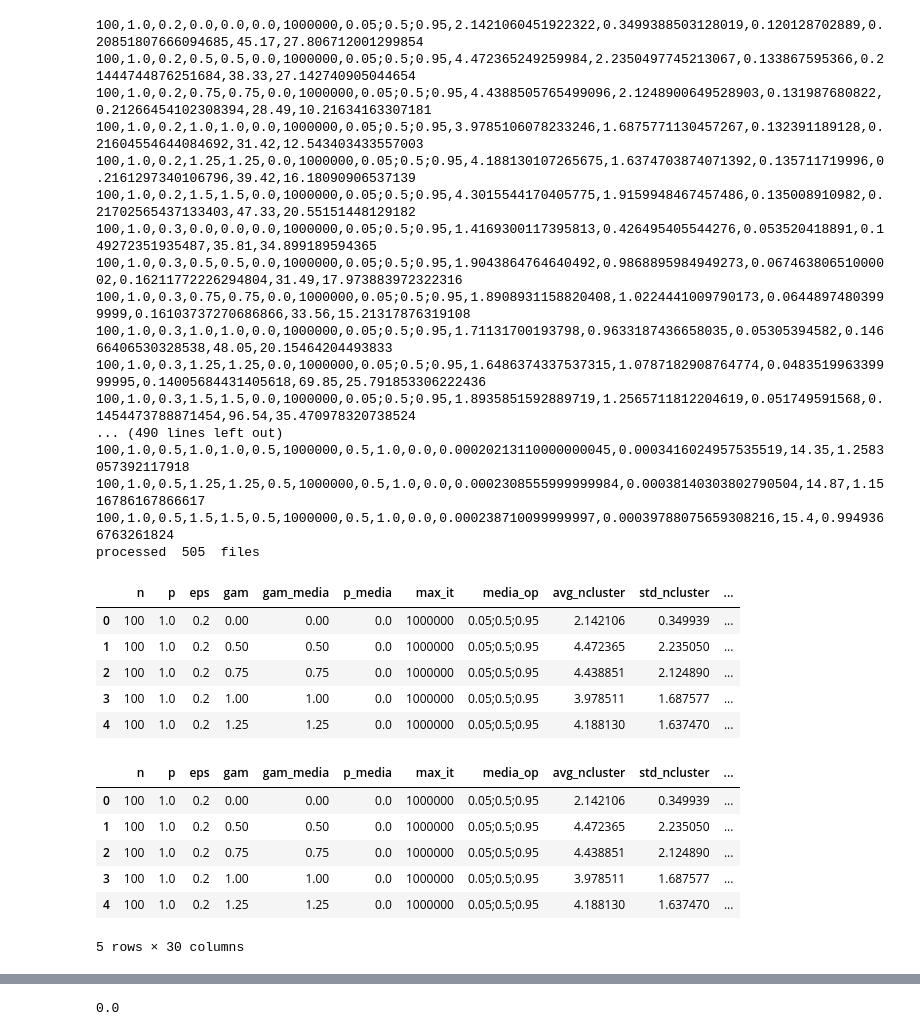
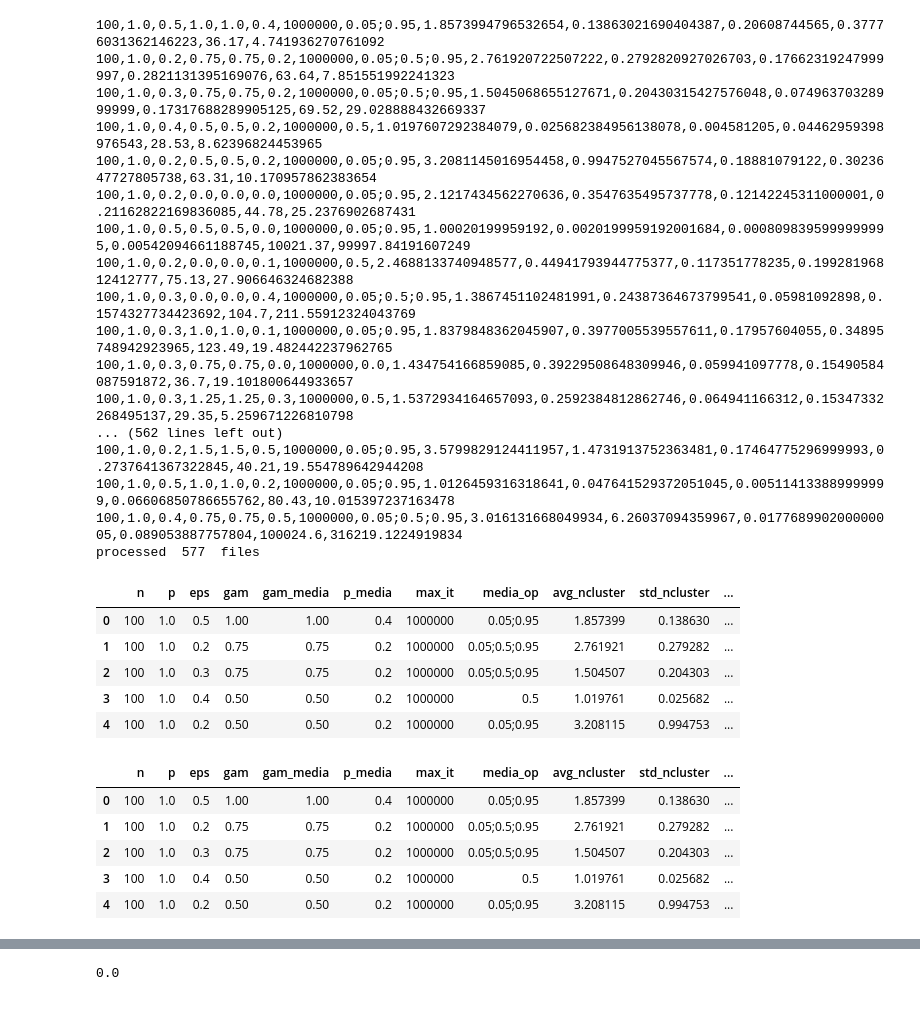
Before and after one commit to GiulioRossetti/AlgorithmicBias, a Jupyter notebook: adjustResults.ipynb, the cells around one changed output, grey strips where cells are left out. Cells and saved outputs as stored; diff of their text form; code cells hidden in the pictures.

```diff
--- a/adjustResults.ipynb
+++ b/adjustResults.ipynb
@@ -8,7 +8,7 @@ import csv
 import os.path
 import tqdm
 # %%
-finalfile = "media results final.csv"
+finalfile = "media results final final.csv"
 # %%
 #create one aggregate file
 import os
@@ -19,7 +19,7 @@ aggrfile.close()
 aggrfile = open("aggregate/{}".format(finalfile), "a+")
 i = 0
 for filename in os.listdir("aggregate/"):
-    if filename.startswith('averages media media'):
+    if filename.startswith('averages media'):
         infile = open("aggregate/{}".format(filename), "r")
         lines = infile.readlines()
         for line in lines:
@@ -35,36 +35,36 @@ for filename in os.listdir("aggregate/"):
 aggrfile.close()
 print("processed ", i, " files")
 # %% [output]
-100,1.0,0.2,0.0,0.0,0.0,1000000,0.05;0.5;0.95,2.1421060451922322,0.3499388503128019,0.120128702889,0.20851807666094685,45.17,27.806712001299854
-100,1.0,0.2,0.5,0.5,0.0,1000000,0.05;0.5;0.95,4.472365249259984,2.2350497745213067,0.133867595366,0.21444744876251684,38.33,27.142740905044654
-100,1.0,0.2,0.75,0.75,0.0,1000000,0.05;0.5;0.95,4.4388505765499096,2.1248900649528903,0.131987680822,0.21266454102308394,28.49,10.21634163307181
-100,1.0,0.2,1.0,1.0,0.0,1000000,0.05;0.5;0.95,3.9785106078233246,1.6875771130457267,0.132391189128,0.21604554644084692,31.42,12.543403433557003
-100,1.0,0.2,1.25,1.25,0.0,1000000,0.05;0.5;0.95,4.188130107265675,1.6374703874071392,0.135711719996,0.2161297340106796,39.42,16.18090906537139
-100,1.0,0.2,1.5,1.5,0.0,1000000,0.05;0.5;0.95,4.3015544170405775,1.9159948467457486,0.135008910982,0.21702565437133403,47.33,20.55151448129182
-100,1.0,0.3,0.0,0.0,0.0,1000000,0.05;0.5;0.95,1.4169300117395813,0.426495405544276,0.053520418891,0.149272351935487,35.81,34.899189594365
-100,1.0,0.3,0.5,0.5,0.0,1000000,0.05;0.5;0.95,1.9043864764640492,0.9868895984949273,0.06746380651000002,0.16211772226294804,31.49,17.973883972322316
-100,1.0,0.3,0.75,0.75,0.0,1000000,0.05;0.5;0.95,1.8908931158820408,1.0224441009790173,0.06448974803999999,0.16103737270686866,33.56,15.21317876319108
-100,1.0,0.3,1.0,1.0,0.0,1000000,0.05;0.5;0.95,1.71131700193798,0.9633187436658035,0.05305394582,0.14666406530328538,48.05,20.15464204493833
-100,1.0,0.3,1.25,1.25,0.0,1000000,0.05;0.5;0.95,1.6486374337537315,1.0787182908764774,0.048351996339999995,0.14005684431405618,69.85,25.791853306222436
-100,1.0,0.3,1.5,1.5,0.0,1000000,0.05;0.5;0.95,1.8935851592889719,1.2565711812204619,0.051749591568,0.1454473788871454,96.54,35.470978320738524
-... (490 lines left out)
-100,1.0,0.5,1.0,1.0,0.5,1000000,0.5,1.0,0.0,0.00020213110000000045,0.0003416024957535519,14.35,1.2583057392117918
-100,1.0,0.5,1.25,1.25,0.5,1000000,0.5,1.0,0.0,0.0002308555999999984,0.00038140303802790504,14.87,1.1516786167866617
-100,1.0,0.5,1.5,1.5,0.5,1000000,0.5,1.0,0.0,0.000238710099999997,0.00039788075659308216,15.4,0.9949366763261824
-processed  505  files
+100,1.0,0.5,1.0,1.0,0.4,1000000,0.05;0.95,1.8573994796532654,0.13863021690404387,0.20608744565,0.37776031362146223,36.17,4.741936270761092
+100,1.0,0.2,0.75,0.75,0.2,1000000,0.05;0.5;0.95,2.761920722507222,0.2792820927026703,0.17662319247999997,0.2821131395169076,63.64,7.851551992241323
+100,1.0,0.3,0.75,0.75,0.2,1000000,0.05;0.5;0.95,1.5045068655127671,0.20430315427576048,0.07496370328999999,0.17317688289905125,69.52,29.028888432669337
+100,1.0,0.4,0.5,0.5,0.2,1000000,0.5,1.0197607292384079,0.025682384956138078,0.004581205,0.04462959398976543,28.53,8.62396824453965
+100,1.0,0.2,0.5,0.5,0.2,1000000,0.05;0.95,3.2081145016954458,0.9947527045567574,0.18881079122,0.3023647727805738,63.31,10.170957862383654
+100,1.0,0.2,0.0,0.0,0.0,1000000,0.05;0.95,2.1217434562270636,0.3547635495737778,0.12142245311000001,0.21162822169836085,44.78,25.2376902687431
+100,1.0,0.5,0.5,0.5,0.0,1000000,0.05;0.95,1.00020199959192,0.0020199959192001684,0.0008098395999999995,0.00542094661188745,10021.37,99997.84191607249
+100,1.0,0.2,0.0,0.0,0.1,1000000,0.5,2.4688133740948577,0.44941793944775377,0.117351778235,0.19928196812412777,75.13,27.906646324682388
+100,1.0,0.3,0.0,0.0,0.4,1000000,0.05;0.5;0.95,1.3867451102481991,0.24387364673799541,0.05981092898,0.1574327734423692,104.7,211.55912324043769
+100,1.0,0.3,1.0,1.0,0.1,1000000,0.05;0.95,1.8379848362045907,0.3977005539557611,0.17957604055,0.34895748942923965,123.49,19.482442237962765
+100,1.0,0.3,0.75,0.75,0.0,1000000,0.0,1.434754166859085,0.39229508648309946,0.059941097778,0.15490584087591872,36.7,19.101800644933657
+100,1.0,0.3,1.25,1.25,0.3,1000000,0.5,1.5372934164657093,0.2592384812862746,0.064941166312,0.15347332268495137,29.35,5.259671226810798
+... (562 lines left out)
+100,1.0,0.2,1.5,1.5,0.5,1000000,0.05;0.95,3.5799829124411957,1.4731913752363481,0.17464775296999993,0.2737641367322845,40.21,19.554789642944208
+100,1.0,0.5,1.0,1.0,0.2,1000000,0.05;0.95,1.0126459316318641,0.047641529372051045,0.005114133889999999,0.06606850786655762,80.43,10.015397237163478
+100,1.0,0.4,0.75,0.75,0.5,1000000,0.05;0.5;0.95,3.016131668049934,6.26037094359967,0.017768990200000005,0.089053887757804,100024.6,316219.1224919834
+processed  577  files
 # %%
 # results = pd.read_csv("aggregate/{}".format(filename))
 # results.drop_duplicates(subset = ['graph', 'n', 'p', 'eps', 'gam', 'gr', 'pr', 'max_it'], inplace=True)
 # results.to_csv("aggregate/{}".format(filename))
-results = pd.read_csv("aggregate/media results final.csv")
+results = pd.read_csv("aggregate/{}".format(finalfile))
 results.head()
 # %% [output]
 |  | n | p | eps | gam | gam_media | p_media | max_it | media_op | avg_ncluster | std_ncluster | ... |
-| 0 | 100 | 1.0 | 0.2 | 0.00 | 0.00 | 0.0 | 1000000 | 0.05;0.5;0.95 | 2.142106 | 0.349939 | ... |
-| 1 | 100 | 1.0 | 0.2 | 0.50 | 0.50 | 0.0 | 1000000 | 0.05;0.5;0.95 | 4.472365 | 2.235050 | ... |
-| 2 | 100 | 1.0 | 0.2 | 0.75 | 0.75 | 0.0 | 1000000 | 0.05;0.5;0.95 | 4.438851 | 2.124890 | ... |
-| 3 | 100 | 1.0 | 0.2 | 1.00 | 1.00 | 0.0 | 1000000 | 0.05;0.5;0.95 | 3.978511 | 1.687577 | ... |
-| 4 | 100 | 1.0 | 0.2 | 1.25 | 1.25 | 0.0 | 1000000 | 0.05;0.5;0.95 | 4.188130 | 1.637470 | ... |
+| 0 | 100 | 1.0 | 0.5 | 1.00 | 1.00 | 0.4 | 1000000 | 0.05;0.95 | 1.857399 | 0.138630 | ... |
+| 1 | 100 | 1.0 | 0.2 | 0.75 | 0.75 | 0.2 | 1000000 | 0.05;0.5;0.95 | 2.761921 | 0.279282 | ... |
+| 2 | 100 | 1.0 | 0.3 | 0.75 | 0.75 | 0.2 | 1000000 | 0.05;0.5;0.95 | 1.504507 | 0.204303 | ... |
+| 3 | 100 | 1.0 | 0.4 | 0.50 | 0.50 | 0.2 | 1000000 | 0.5 | 1.019761 | 0.025682 | ... |
+| 4 | 100 | 1.0 | 0.2 | 0.50 | 0.50 | 0.2 | 1000000 | 0.05;0.95 | 3.208115 | 0.994753 | ... |
 # %%
 # def nclusters_meanshift(data, bw):
 #     ops = {i: data[i] for i in range(len(data))}
@@ -120,12 +120,11 @@ def nclusters(data, threshold):
 results.head()
 # %% [output]
 |  | n | p | eps | gam | gam_media | p_media | max_it | media_op | avg_ncluster | std_ncluster | ... |
-| 0 | 100 | 1.0 | 0.2 | 0.00 | 0.00 | 0.0 | 1000000 | 0.05;0.5;0.95 | 2.142106 | 0.349939 | ... |
-| 1 | 100 | 1.0 | 0.2 | 0.50 | 0.50 | 0.0 | 1000000 | 0.05;0.5;0.95 | 4.472365 | 2.235050 | ... |
-| 2 | 100 | 1.0 | 0.2 | 0.75 | 0.75 | 0.0 | 1000000 | 0.05;0.5;0.95 | 4.438851 | 2.124890 | ... |
-| 3 | 100 | 1.0 | 0.2 | 1.00 | 1.00 | 0.0 | 1000000 | 0.05;0.5;0.95 | 3.978511 | 1.687577 | ... |
-| 4 | 100 | 1.0 | 0.2 | 1.25 | 1.25 | 0.0 | 1000000 | 0.05;0.5;0.95 | 4.188130 | 1.637470 | ... |
+| 0 | 100 | 1.0 | 0.5 | 1.00 | 1.00 | 0.4 | 1000000 | 0.05;0.95 | 1.857399 | 0.138630 | ... |
+| 1 | 100 | 1.0 | 0.2 | 0.75 | 0.75 | 0.2 | 1000000 | 0.05;0.5;0.95 | 2.761921 | 0.279282 | ... |
+| 2 | 100 | 1.0 | 0.3 | 0.75 | 0.75 | 0.2 | 1000000 | 0.05;0.5;0.95 | 1.504507 | 0.204303 | ... |
+| 3 | 100 | 1.0 | 0.4 | 0.50 | 0.50 | 0.2 | 1000000 | 0.5 | 1.019761 | 0.025682 | ... |
+| 4 | 100 | 1.0 | 0.2 | 0.50 | 0.50 | 0.2 | 1000000 | 0.05;0.95 | 3.208115 | 0.994753 | ... |
-5 rows × 30 columns
 # %%
 import tqdm
 # new_values_avg = []
```
Also changed, not shown: parts of 12 cells of this notebook, 13 other files.
